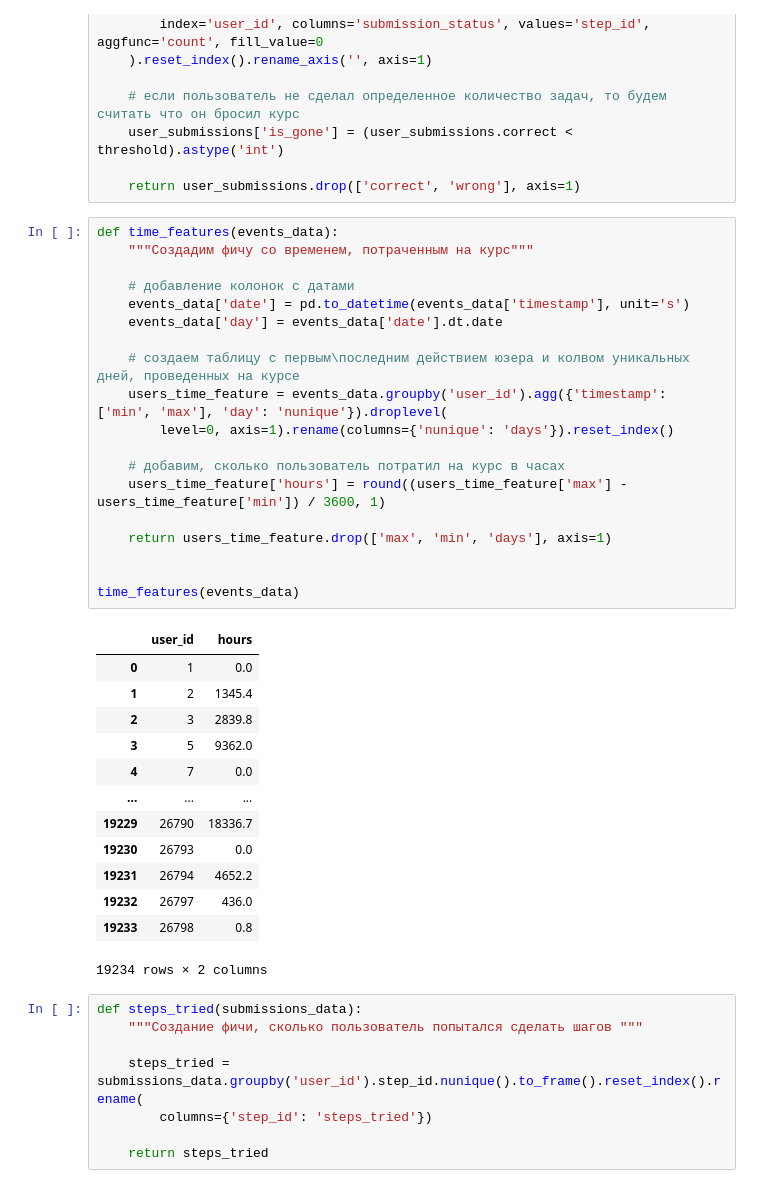
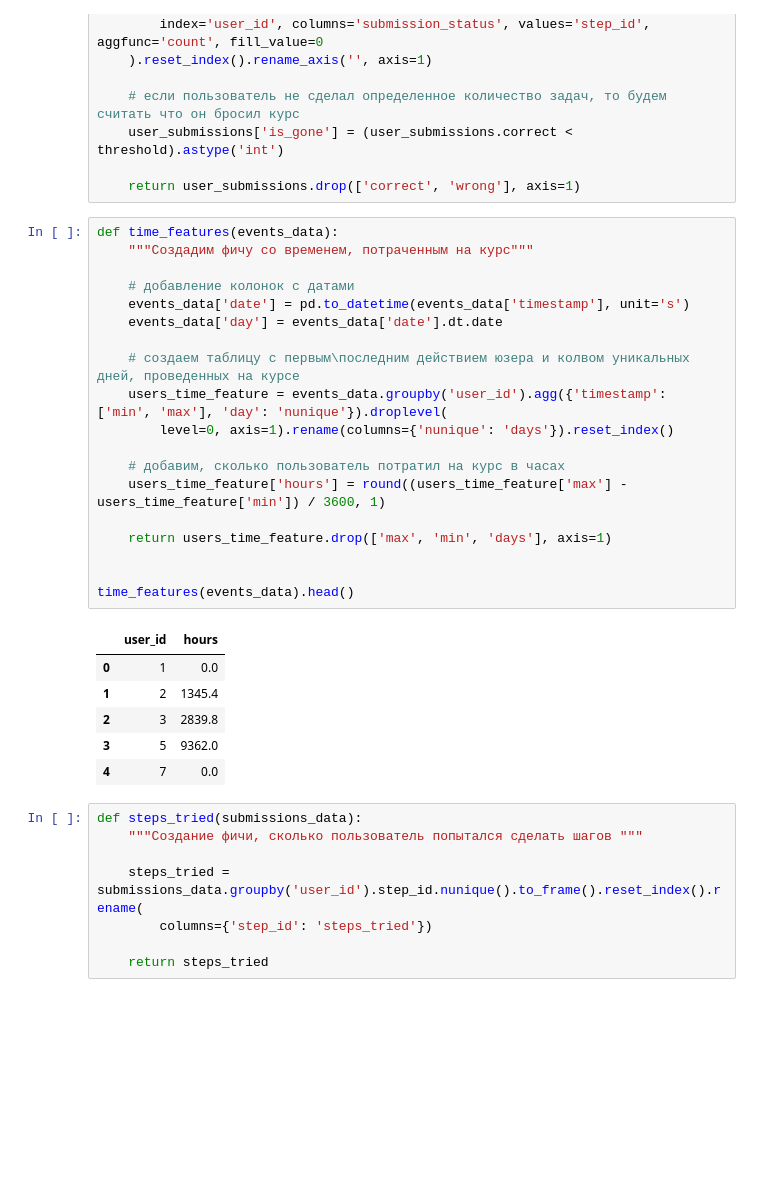
Before and after one commit to stepanskiba/ml_stepik_project, a Jupyter notebook: data_preprocesing.ipynb, the cells around one changed output. Drawn from its saved outputs; the diff is of its cells as text; blank space fills up the shorter version.

```diff
--- a/data_preprocesing.ipynb
+++ b/data_preprocesing.ipynb
@@ -116,36 +102,29 @@ def target(submissions_data, threshold=40):
 # %%
 def time_features(events_data):
     """Создадим фичу со временем, потраченным на курс"""
 
     # добавление колонок с датами
     events_data['date'] = pd.to_datetime(events_data['timestamp'], unit='s')
     events_data['day'] = events_data['date'].dt.date
 
     # создаем таблицу с первым\последним действием юзера и колвом уникальных дней, проведенных на курсе
     users_time_feature = events_data.groupby('user_id').agg({'timestamp': ['min', 'max'], 'day': 'nunique'}).droplevel(
         level=0, axis=1).rename(columns={'nunique': 'days'}).reset_index()
 
     # добавим, сколько пользователь потратил на курс в часах
     users_time_feature['hours'] = round((users_time_feature['max'] - users_time_feature['min']) / 3600, 1)
 
     return users_time_feature.drop(['max', 'min', 'days'], axis=1)
 
 
-time_features(events_data)
+time_features(events_data).head()
 # %% [output]
 |  | user_id | hours |
 | 0 | 1 | 0.0 |
 | 1 | 2 | 1345.4 |
 | 2 | 3 | 2839.8 |
 | 3 | 5 | 9362.0 |
 | 4 | 7 | 0.0 |
-| ... | ... | ... |
-| 19229 | 26790 | 18336.7 |
-| 19230 | 26793 | 0.0 |
-| 19231 | 26794 | 4652.2 |
-| 19232 | 26797 | 436.0 |
-| 19233 | 26798 | 0.8 |
-19234 rows × 2 columns
 # %%
 def steps_tried(submissions_data):
     """Создание фичи, сколько пользователь попытался сделать шагов """
```
Also changed, not shown: parts of 3 cells of this notebook.
